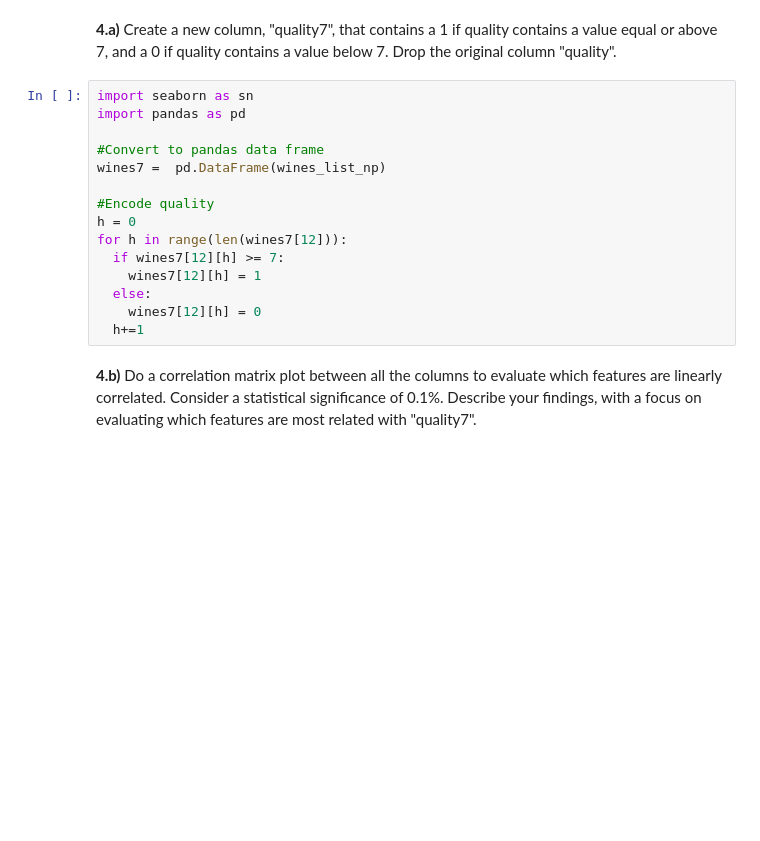
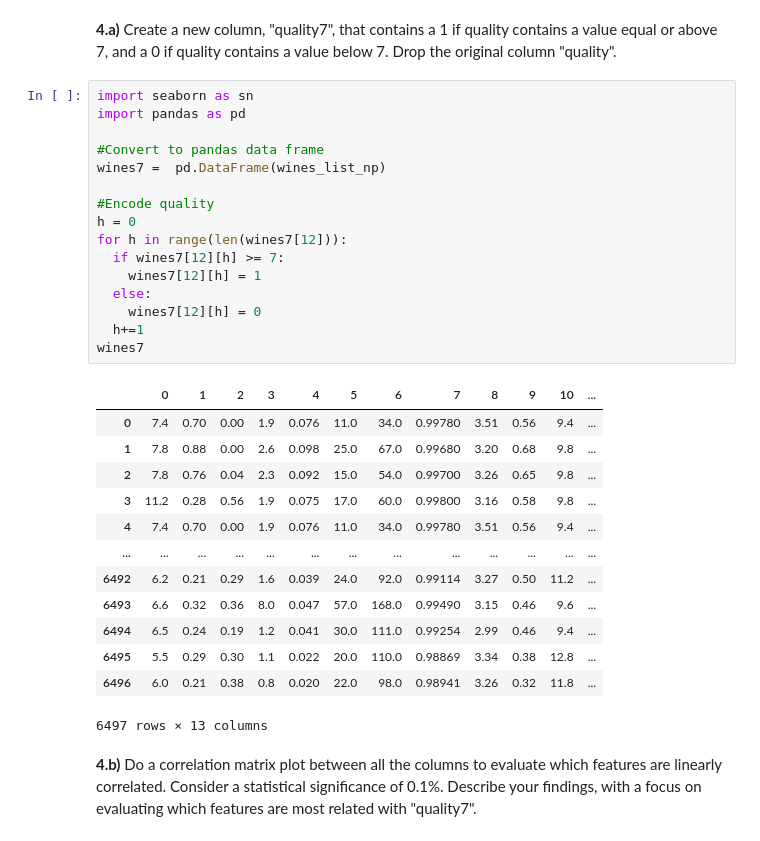
Before and after one commit to VilelaDiogo/AA_Project_G19, a Jupyter notebook: laboratory/L2_GCollab/Lab2_assignment1.ipynb, the cells around one changed output. Saved outputs shown, nothing was run; the diff lists cells and outputs as text; blank space fills up the shorter version.

```diff
--- a/laboratory/L2_GCollab/Lab2_assignment1.ipynb
+++ b/laboratory/L2_GCollab/Lab2_assignment1.ipynb
@@ -157,18 +197,33 @@ Even though the training error rate for the 1-nearest neighbors method is smalle
 # %%
 import seaborn as sn
 import pandas as pd
 
 #Convert to pandas data frame
 wines7 =  pd.DataFrame(wines_list_np)
 
 #Encode quality
 h = 0
 for h in range(len(wines7[12])):
   if wines7[12][h] >= 7:
     wines7[12][h] = 1
   else:
     wines7[12][h] = 0
   h+=1
+wines7
+# %% [output]
+|  | 0 | 1 | 2 | 3 | 4 | 5 | 6 | 7 | 8 | 9 | 10 | ... |
+| 0 | 7.4 | 0.70 | 0.00 | 1.9 | 0.076 | 11.0 | 34.0 | 0.99780 | 3.51 | 0.56 | 9.4 | ... |
+| 1 | 7.8 | 0.88 | 0.00 | 2.6 | 0.098 | 25.0 | 67.0 | 0.99680 | 3.20 | 0.68 | 9.8 | ... |
+| 2 | 7.8 | 0.76 | 0.04 | 2.3 | 0.092 | 15.0 | 54.0 | 0.99700 | 3.26 | 0.65 | 9.8 | ... |
+| 3 | 11.2 | 0.28 | 0.56 | 1.9 | 0.075 | 17.0 | 60.0 | 0.99800 | 3.16 | 0.58 | 9.8 | ... |
+| 4 | 7.4 | 0.70 | 0.00 | 1.9 | 0.076 | 11.0 | 34.0 | 0.99780 | 3.51 | 0.56 | 9.4 | ... |
+| ... | ... | ... | ... | ... | ... | ... | ... | ... | ... | ... | ... | ... |
+| 6492 | 6.2 | 0.21 | 0.29 | 1.6 | 0.039 | 24.0 | 92.0 | 0.99114 | 3.27 | 0.50 | 11.2 | ... |
+| 6493 | 6.6 | 0.32 | 0.36 | 8.0 | 0.047 | 57.0 | 168.0 | 0.99490 | 3.15 | 0.46 | 9.6 | ... |
+| 6494 | 6.5 | 0.24 | 0.19 | 1.2 | 0.041 | 30.0 | 111.0 | 0.99254 | 2.99 | 0.46 | 9.4 | ... |
+| 6495 | 5.5 | 0.29 | 0.30 | 1.1 | 0.022 | 20.0 | 110.0 | 0.98869 | 3.34 | 0.38 | 12.8 | ... |
+| 6496 | 6.0 | 0.21 | 0.38 | 0.8 | 0.020 | 22.0 | 98.0 | 0.98941 | 3.26 | 0.32 | 11.8 | ... |
+6497 rows × 13 columns
 # %% [markdown]
 **4.b)** Do a correlation matrix plot between all the columns to evaluate which features are linearly correlated. Consider a statistical significance of 0.1%. Describe your findings, with a focus on evaluating which features are most related with "quality7".
 # %%
```
Also changed, not shown: parts of 5 cells of this notebook, 6 other files.
